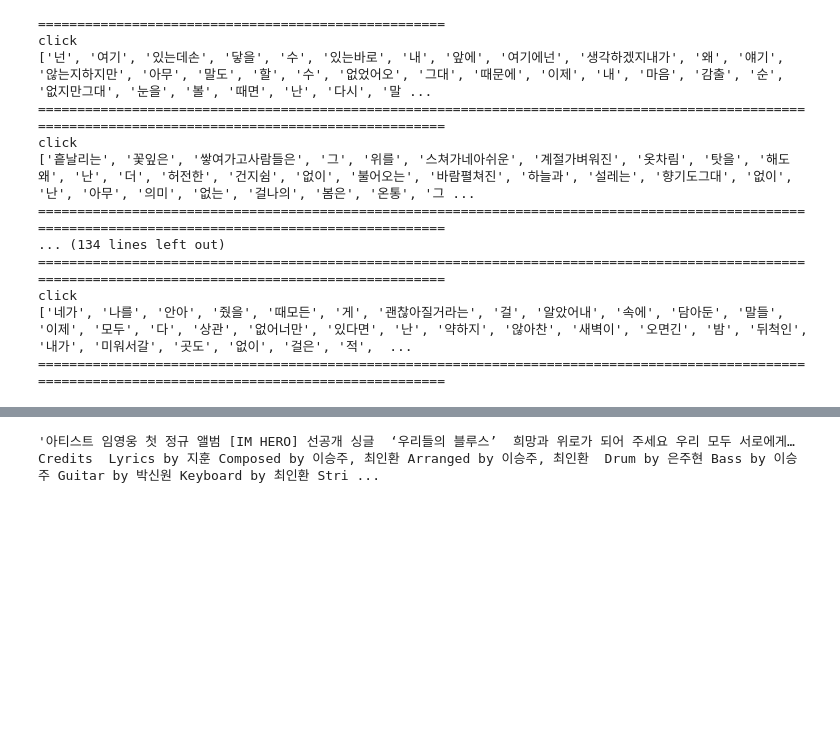
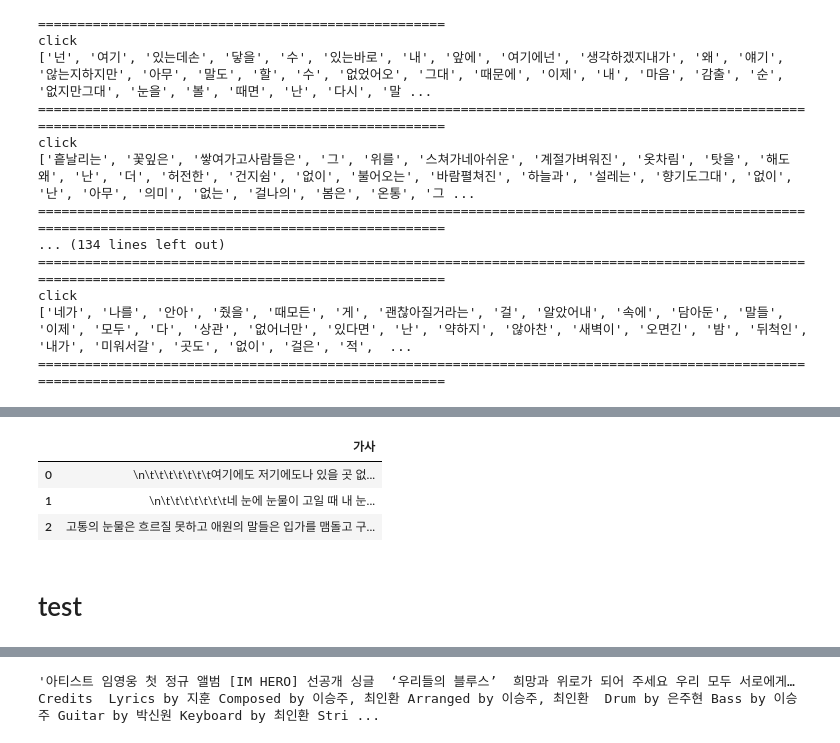
Before and after one commit to OHoRaaa/B_Project_4, a Jupyter notebook: 노래 가사.ipynb, the cells around one changed output, grey strips where cells are left out. Cells and saved outputs as stored; diff of their text form; code cells hidden in the pictures; blank space fills up the shorter version.

```diff
--- a/노래 가사.ipynb
+++ b/노래 가사.ipynb
@@ -132,10 +137,27 @@ https://www.melon.com/mymusic/dj/mymusicdjplaylistview_inform.htm?plylstSeq=5067
 # %%
 for i in range(1,num,50):
     if i:
-        url = 'https://www.melon.com/mymusic/dj/mymusicdjplaylistview_inform.htm?plylstSeq=506712136#params%5BplylstSeq%5D=506712136&po=pageObj&startIndex={}'
+        url = ''
         url = url.format(i)
         driver = webdriver.Chrome()
         driver.get(url)
+
+        driver.find_element_by_css_selector('span.menu_bg.menu09').click()
+        time.sleep(1)
+        driver.find_element_by_css_selector('div.wrap_btn').click()
+        time.sleep(2)
+        print(driver.window_handles)
+        driver.switch_to.window(driver.window_handles[1])
+        time.sleep(1)
+        driver.find_element_by_id('id_email_2').send_keys('wjddus531@gmail.com')
+        driver.find_element_by_id('id_password_3').send_keys('dkpark70')
+        driver.find_element_by_css_selector('#login-form > fieldset > div.wrap_btn > button.btn_g.btn_confirm.submit').click()
+        time.sleep(2)
+        print(driver.window_handles)
+        driver.switch_to.window(driver.window_handles[0])
+        driver.get(url)
+
+        lyrics = []
 
         for ind in range(1,50):
             try:
@@ -144,12 +166,15 @@ for i in range(1,num,50):
 
                 if driver.find_elements_by_css_selector(scroll_button):
                     driver.find_elements_by_css_selector(scroll_button)[0].click()
-                    print('click')
+#                     print('click')
                     html = driver.page_source
                     soup = BeautifulSoup(html, 'html.parser')
                     tell = soup.select('#d_video_summary')[0].text
-                    print(re.compile('[ㄱ-ㅎ가-힣]+').findall(tell))
-                    print('='*150)
+                    print(tell)
+                    print('='*130)
+                    lyrics.append(tell)
+#                     print(re.compile('[ㄱ-ㅎ가-힣]+').findall(tell))
+
                 else:
                     pass
                 driver.back()
@@ -188,0 +247,8 @@ soup.select('span.page_num')
+# %%
+num = song_num()
+print(num)
+
+if num > 50:
+    print('첫 번째 셀을 돌리시오')
+else:
+    print('두 번째 셀을 돌리시오')
@@ -188,0 +328,9 @@ soup.select('span.page_num')
+# %%
+pd.DataFrame(lyrics, columns=['가사'])
+# %% [output]
+|  | 가사 |
+| 0 | \n\t\t\t\t\t\t\t여기에도 저기에도나 있을 곳 없... |
+| 1 | \n\t\t\t\t\t\t\t네 눈에 눈물이 고일 때 내 눈... |
+| 2 | 고통의 눈물은 흐르질 못하고 애원의 말들은 입가를 맴돌고 구... |
+# %% [markdown]
+# test
```
Also changed, not shown: parts of 15 cells of this notebook.
